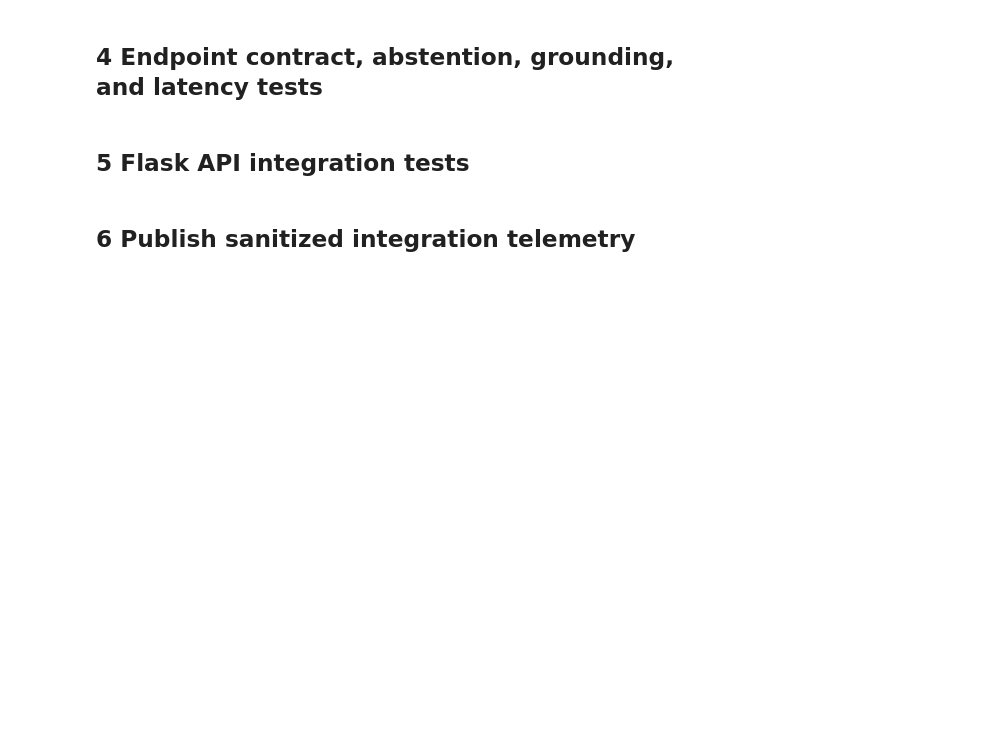
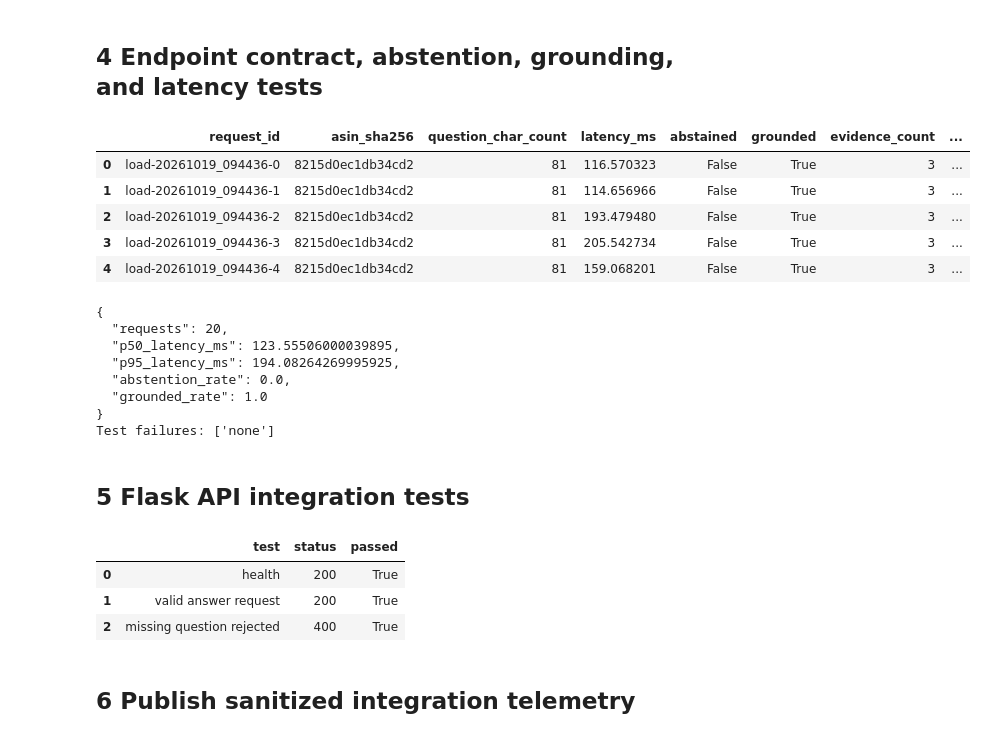
Before and after one commit to ramindersinghusd/aai-540-g8, a Jupyter notebook: AAI540_SageMaker_Application_Integration_Testing.ipynb, the cells around one changed output. Drawn from its saved outputs; the diff is of its cells as text; code cells hidden in the pictures; blank space fills up the shorter version.

```diff
--- a/AAI540_SageMaker_Application_Integration_Testing.ipynb
+++ b/AAI540_SageMaker_Application_Integration_Testing.ipynb
@@ -96,9 +107,14 @@ S3_BUCKET_OVERRIDE = ""
 EXECUTION_ROLE_ARN_OVERRIDE = ""
 
 DEPLOY_TEMPORARY_ENDPOINT = True
+FALLBACK_TO_LOCAL_IF_ENDPOINT_FAILS = True
 ENDPOINT_INSTANCE_TYPE = "ml.m5.large"
 CONTAINER_STARTUP_TIMEOUT_SECONDS = 1200
 MODEL_DOWNLOAD_TIMEOUT_SECONDS = 900
+ENDPOINT_PROGRESS_INTERVAL_SECONDS = 15
+ENDPOINT_LOG_INTERVAL_SECONDS = 60
+ENDPOINT_WARMUP_MAX_ATTEMPTS = 3
+ENDPOINT_WARMUP_RETRY_SECONDS = 20
 TEST_REQUEST_COUNT = 20
 P95_LATENCY_LIMIT_MS = 2500
 DELETE_ENDPOINT_AFTER_TESTS = True
@@ -281,13 +626,47 @@ print("Inference backend status:", deployment_status)
 test_failures = []
 telemetry_rows = []
 
+def print_recent_endpoint_logs(limit=120):
+    if not endpoint_deployed:
+        return
+    log_group = f"/aws/sagemaker/Endpoints/{endpoint_name}"
+    try:
+        events = session.client("logs", config=retry_config).filter_log_events(
+            logGroupName=log_group,
+            startTime=int(deployment_started_at.timestamp() * 1000),
+            limit=limit,
+        ).get("events", [])
+        print(f"Recent container logs from {log_group}:", flush=True)
+        for event in sorted(events, key=lambda item: item["timestamp"]):
+            print(event["message"].rstrip(), flush=True)
+        if not events:
+            print("No container log events were returned.", flush=True)
+    except ClientError as log_error:
+        print(f"Could not read endpoint logs: {log_error}", flush=True)
+
 def normalized_invoke(payload):
-    started = time.perf_counter()
-    result = invoke(payload)
-    latency_ms = (time.perf_counter() - started) * 1000
-    if isinstance(result, list) and len(result) == 1:
-        result = result[0]
-    return result, latency_ms
+    max_attempts = int(globals().get("INFERENCE_MAX_ATTEMPTS", 2))
+    retry_wait_seconds = int(globals().get("INFERENCE_RETRY_WAIT_SECONDS", 10))
+    for attempt in range(1, max_attempts + 1):
+        started = time.perf_counter()
+        try:
+            result = invoke(payload)
+        except Exception as invoke_error:
+            timed_out = "timed out" in str(invoke_error).lower()
+            if not timed_out or attempt == max_attempts:
+                print_recent_endpoint_logs()
+                raise
+            print(
+                f"Inference attempt {attempt} timed out during cold initialization; "
+                f"retrying in {retry_wait_seconds}s.",
+                flush=True,
+            )
+            time.sleep(retry_wait_seconds)
+            continue
+        latency_ms = (time.perf_counter() - started) * 1000
+        if isinstance(result, list) and len(result) == 1:
+            result = result[0]
+        return result, latency_ms
 
 try:
     response, first_latency = normalized_invoke(valid_request)
@@ -325,38 +704,53 @@ try:
             ).hexdigest()[:16],
             "question_char_count": len(request_payload["question"]),
             "latency_ms": latency_ms,
             "abstained": bool(result["abstained"]),
             "grounded": bool(grounded),
             "evidence_count": len(result["evidence"]),
             "retrieval_run_id": retrieval_receipt["retrieval_run_id"],
         })
 except Exception as exc:
     test_failures.append(f"inference invocation failed: {type(exc).__name__}: {exc}")
 
 telemetry = pd.DataFrame(telemetry_rows)
 latency_metrics = {
     "requests": int(len(telemetry)),
     "p50_latency_ms": float(telemetry["latency_ms"].quantile(0.50)) if len(telemetry) else None,
     "p95_latency_ms": float(telemetry["latency_ms"].quantile(0.95)) if len(telemetry) else None,
     "abstention_rate": float(telemetry["abstained"].mean()) if len(telemetry) else None,
     "grounded_rate": float(telemetry["grounded"].mean()) if len(telemetry) else None,
 }
 if latency_metrics["p95_latency_ms"] is not None and latency_metrics["p95_latency_ms"] > P95_LATENCY_LIMIT_MS:
     test_failures.append(
         f"p95 latency {latency_metrics['p95_latency_ms']:.1f} ms exceeds "
         f"{P95_LATENCY_LIMIT_MS} ms"
     )
 if latency_metrics["grounded_rate"] is not None and latency_metrics["grounded_rate"] != 1.0:
     test_failures.append("at least one answer was not grounded in returned evidence")
 
 display(telemetry.head())
 print(json.dumps(latency_metrics, indent=2))
 print("Test failures:", test_failures or ["none"])
+# %% [output]
+|  | request_id | asin_sha256 | question_char_count | latency_ms | abstained | grounded | evidence_count | ... |
+| 0 | load-20261019_094436-0 | 8215d0ec1db34cd2 | 81 | 116.570323 | False | True | 3 | ... |
+| 1 | load-20261019_094436-1 | 8215d0ec1db34cd2 | 81 | 114.656966 | False | True | 3 | ... |
+| 2 | load-20261019_094436-2 | 8215d0ec1db34cd2 | 81 | 193.479480 | False | True | 3 | ... |
+| 3 | load-20261019_094436-3 | 8215d0ec1db34cd2 | 81 | 205.542734 | False | True | 3 | ... |
+| 4 | load-20261019_094436-4 | 8215d0ec1db34cd2 | 81 | 159.068201 | False | True | 3 | ... |
+{
+  "requests": 20,
+  "p50_latency_ms": 123.55506000039895,
+  "p95_latency_ms": 194.08264269995925,
+  "abstention_rate": 0.0,
+  "grounded_rate": 1.0
+}
+Test failures: ['none']
 # %% [markdown]
 ## 5 Flask API integration tests
 # %%
 flask_app = create_app(
-    endpoint_name=endpoint_name if DEPLOY_TEMPORARY_ENDPOINT else None,
+    endpoint_name=endpoint_name if endpoint_deployed else None,
     invoke=invoke,
 )
 flask_client = flask_app.test_client()
@@ -394,6 +788,11 @@ flask_test_frame = pd.DataFrame(flask_results)
 display(flask_test_frame)
 if not flask_test_frame["passed"].all():
     test_failures.append("one or more Flask API contract tests failed")
+# %% [output]
+|  | test | status | passed |
+| 0 | health | 200 | True |
+| 1 | valid answer request | 200 | True |
+| 2 | missing question rejected | 400 | True |
 # %% [markdown]
 ## 6 Publish sanitized integration telemetry
 # %%
```
Also changed, not shown: parts of 11 cells of this notebook, 1 other file.
